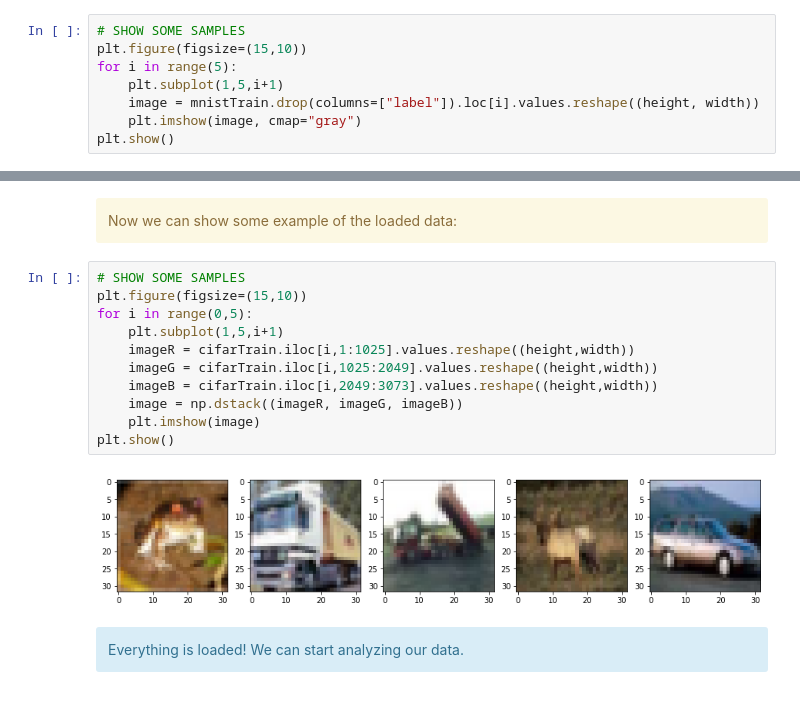
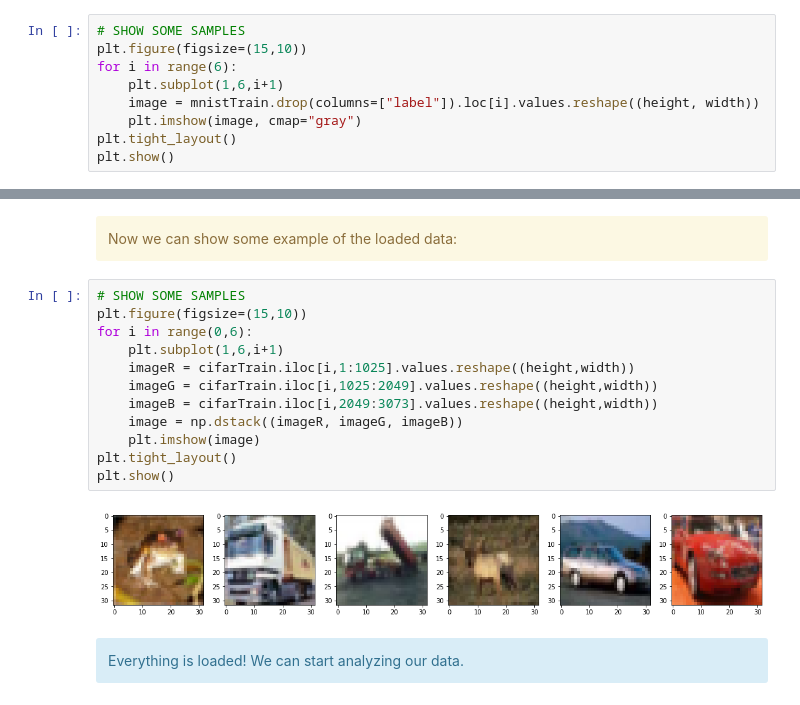
Before and after one commit to claudioscalzo/asi-challenge, a Jupyter notebook: asi_challenge_claudio_scalzo.ipynb, the cells around one changed output, grey strips where cells are left out. Drawn from its saved outputs; the diff is of its cells as text.

```diff
--- a/asi_challenge_claudio_scalzo.ipynb
+++ b/asi_challenge_claudio_scalzo.ipynb
@@ -91,9 +91,10 @@ Now we can show some example of the loaded data:
 # %%
 # SHOW SOME SAMPLES
 plt.figure(figsize=(15,10))
-for i in range(5):
-    plt.subplot(1,5,i+1)
+for i in range(6):
+    plt.subplot(1,6,i+1)
     image = mnistTrain.drop(columns=["label"]).loc[i].values.reshape((height, width))
     plt.imshow(image, cmap="gray")
+plt.tight_layout()
 plt.show()
 # %% [output]
@@ -181,16 +182,17 @@ Now we can show some example of the loaded data:
 # %%
 # SHOW SOME SAMPLES
 plt.figure(figsize=(15,10))
-for i in range(0,5):
-    plt.subplot(1,5,i+1)
+for i in range(0,6):
+    plt.subplot(1,6,i+1)
     imageR = cifarTrain.iloc[i,1:1025].values.reshape((height,width))
     imageG = cifarTrain.iloc[i,1025:2049].values.reshape((height,width))
     imageB = cifarTrain.iloc[i,2049:3073].values.reshape((height,width))
     image = np.dstack((imageR, imageG, imageB))
     plt.imshow(image)
+plt.tight_layout()
 plt.show()
 # %% [output]
-[figure, old version]
+[figure, new version]
 # %% [markdown]
 <div class='alert alert-info'>
 Everything is loaded! We can start analyzing our data.
```
Also changed, not shown: parts of 26 cells of this notebook.
